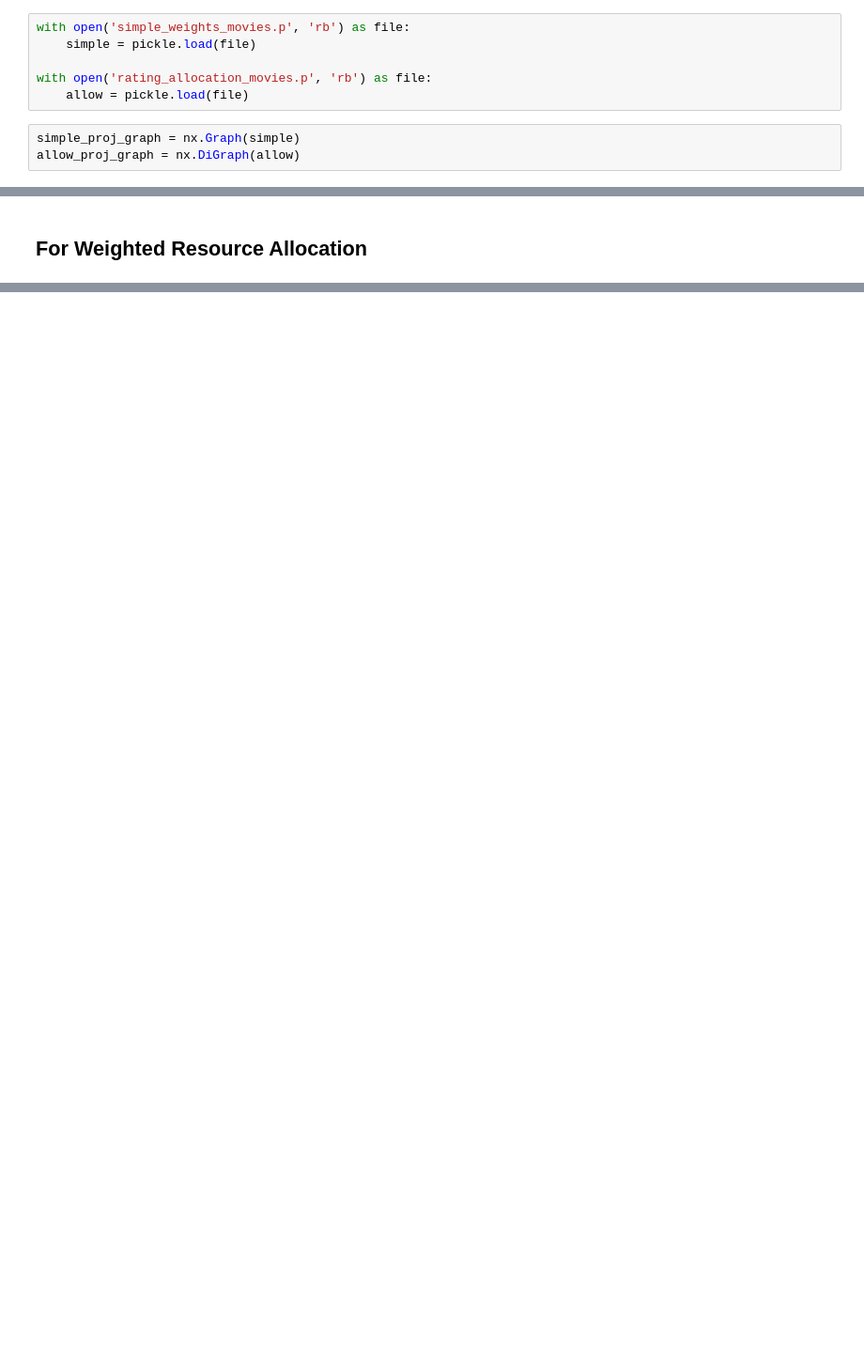
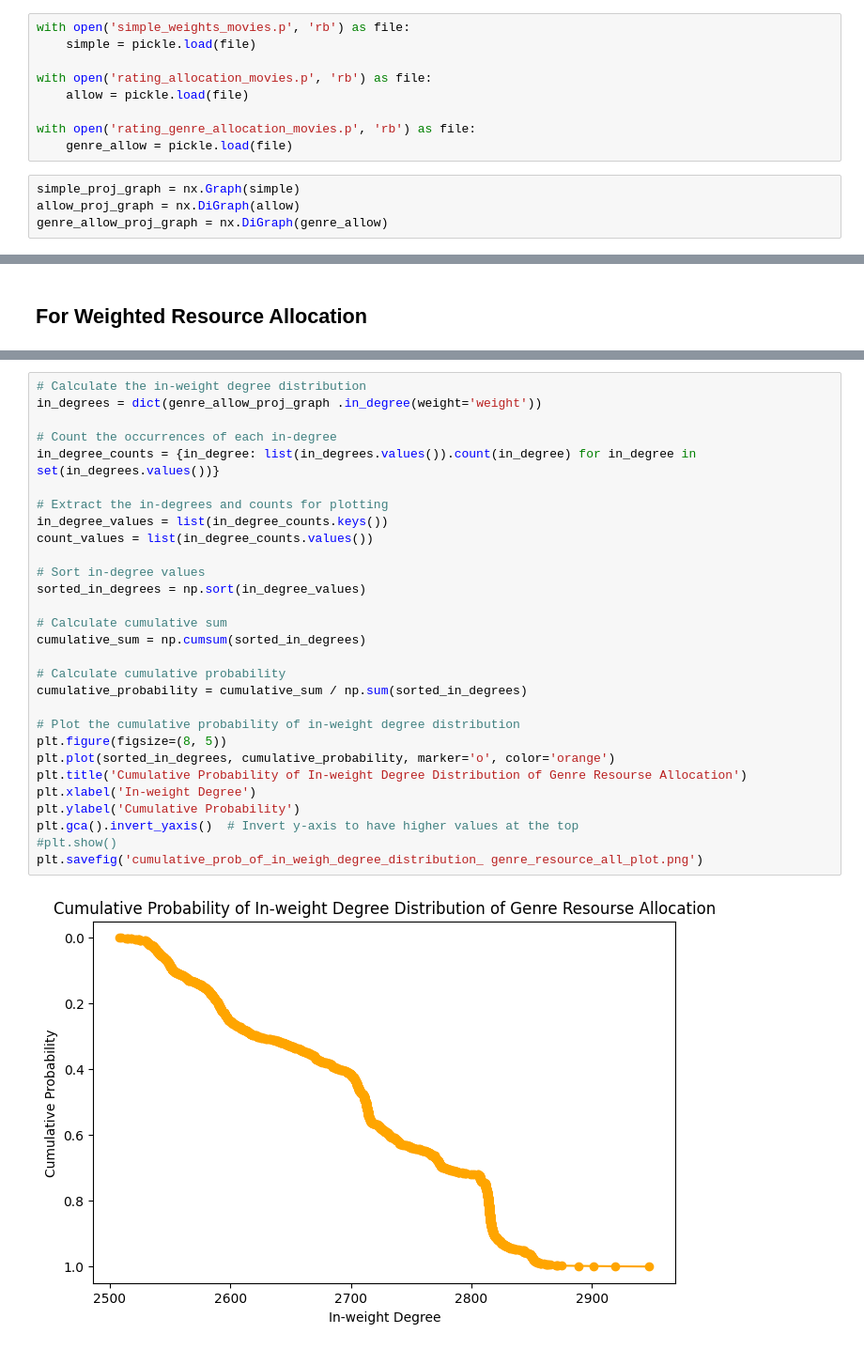
Before and after one commit to Christian-Weidemann/Movie-Mirror, a Jupyter notebook: projections_testing/degree_distributions_projections.ipynb, the cells around one changed output, grey strips where cells are left out. Shown at 94% size. Drawn from its saved outputs; the diff is of its cells as text; blank space fills up the shorter version.

```diff
--- a/projections_testing/degree_distributions_projections.ipynb
+++ b/projections_testing/degree_distributions_projections.ipynb
@@ -11,9 +11,13 @@ with open('simple_weights_movies.p', 'rb') as file:
 
 with open('rating_allocation_movies.p', 'rb') as file:
     allow = pickle.load(file)
+
+with open('rating_genre_allocation_movies.p', 'rb') as file:
+    genre_allow = pickle.load(file)
 # %%
 simple_proj_graph = nx.Graph(simple)
 allow_proj_graph = nx.DiGraph(allow)
+genre_allow_proj_graph = nx.DiGraph(genre_allow)
 # %% [markdown]
 ## For simple weights projection
 # %%
@@ -69,0 +144,31 @@ plt.savefig('avg_indegree_distribution_plot_r_allocation.png')
+# %%
+# Calculate the in-weight degree distribution
+in_degrees = dict(genre_allow_proj_graph .in_degree(weight='weight'))
+
+# Count the occurrences of each in-degree
+in_degree_counts = {in_degree: list(in_degrees.values()).count(in_degree) for in_degree in set(in_degrees.values())}
+
+# Extract the in-degrees and counts for plotting
+in_degree_values = list(in_degree_counts.keys())
+count_values = list(in_degree_counts.values())
+
+# Sort in-degree values
+sorted_in_degrees = np.sort(in_degree_values)
+
+# Calculate cumulative sum
+cumulative_sum = np.cumsum(sorted_in_degrees)
+
+# Calculate cumulative probability
+cumulative_probability = cumulative_sum / np.sum(sorted_in_degrees)
+
+# Plot the cumulative probability of in-weight degree distribution
+plt.figure(figsize=(8, 5))
+plt.plot(sorted_in_degrees, cumulative_probability, marker='o', color='orange')
+plt.title('Cumulative Probability of In-weight Degree Distribution of Genre Resourse Allocation')
+plt.xlabel('In-weight Degree')
+plt.ylabel('Cumulative Probability')
+plt.gca().invert_yaxis()  # Invert y-axis to have higher values at the top
+#plt.show()
+plt.savefig('cumulative_prob_of_in_weigh_degree_distribution_ genre_resource_all_plot.png')
+# %% [output]
+[figure, added]
```
Also changed, not shown: parts of 4 cells of this notebook, 4 other files.
